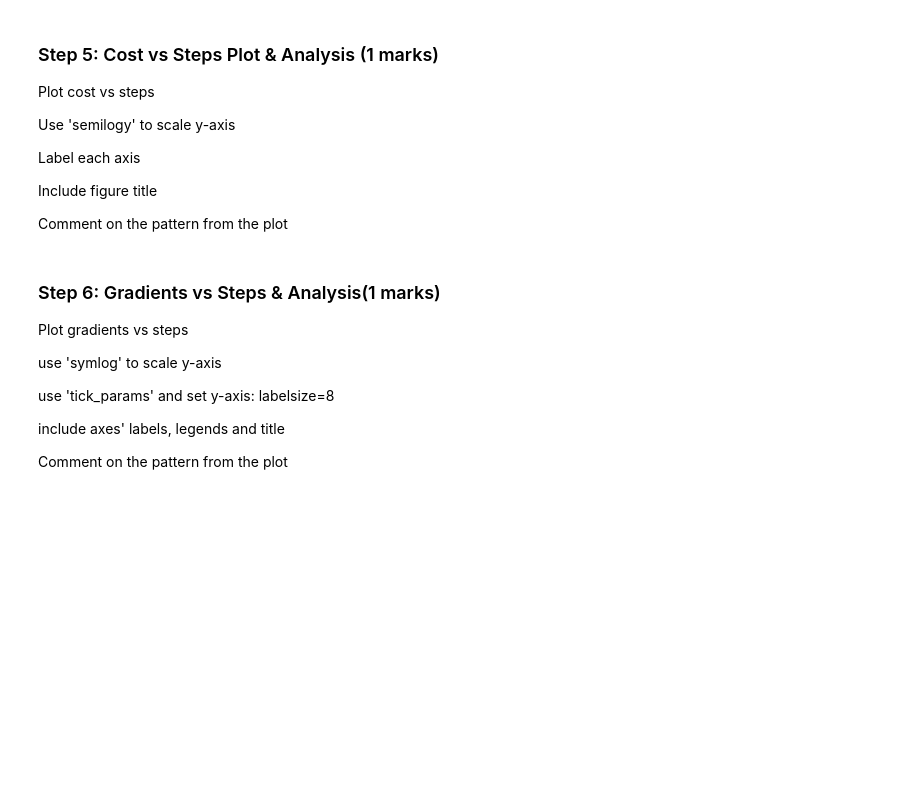
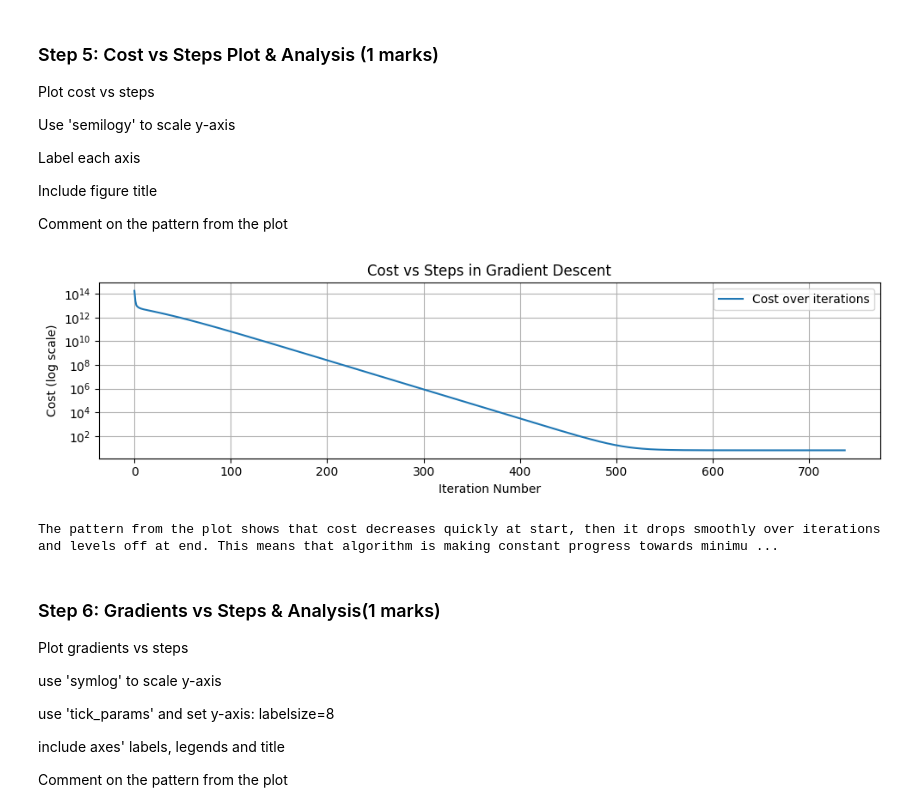
Before and after one commit to MuhammadHamzaKhanAfridi/ENGG680_Fall_2025, a Jupyter notebook: Lab Assignment 2/Assignment2_Upload (1).ipynb, the cells around one changed output. Drawn from its saved outputs; the diff is of its cells as text; code cells hidden in the pictures; blank space fills up the shorter version.

```diff
--- a/Lab Assignment 2/Assignment2_Upload (1).ipynb
+++ b/Lab Assignment 2/Assignment2_Upload (1).ipynb
@@ -644,3 +654,23 @@ plt.show()
+# %%
+
+fig , ax = plt.subplots(nrows=1,ncols=1, figsize=(10,3))
+# (0.5 marks)
+
+
+ax.semilogy(arr_cost[:steps_count], label="Cost over iterations")
+
+ax.set_xlabel("Iteration Number")
+ax.set_ylabel("Cost (log scale)")
+ax.set_title("Cost vs Steps in Gradient Descent")
+ax.grid(True)
+ax.legend()
+
+fig.tight_layout()
+plt.show()
+print("The pattern from the plot shows that cost decreases quickly at start, then it drops smoothly over iterations and levels off at end. This means that algorithm is making constant progress towards minimum, succesfully reducing  error at each iterations .")
+# %% [output]
+[figure, added]
+The pattern from the plot shows that cost decreases quickly at start, then it drops smoothly over iterations and levels off at end. This means that algorithm is making constant progress towards minimu ...
 # %% [markdown]
 ### Step 6: Gradients vs Steps & Analysis(1 marks)
 Plot gradients vs steps
```
Also changed, not shown: parts of 27 cells of this notebook.
